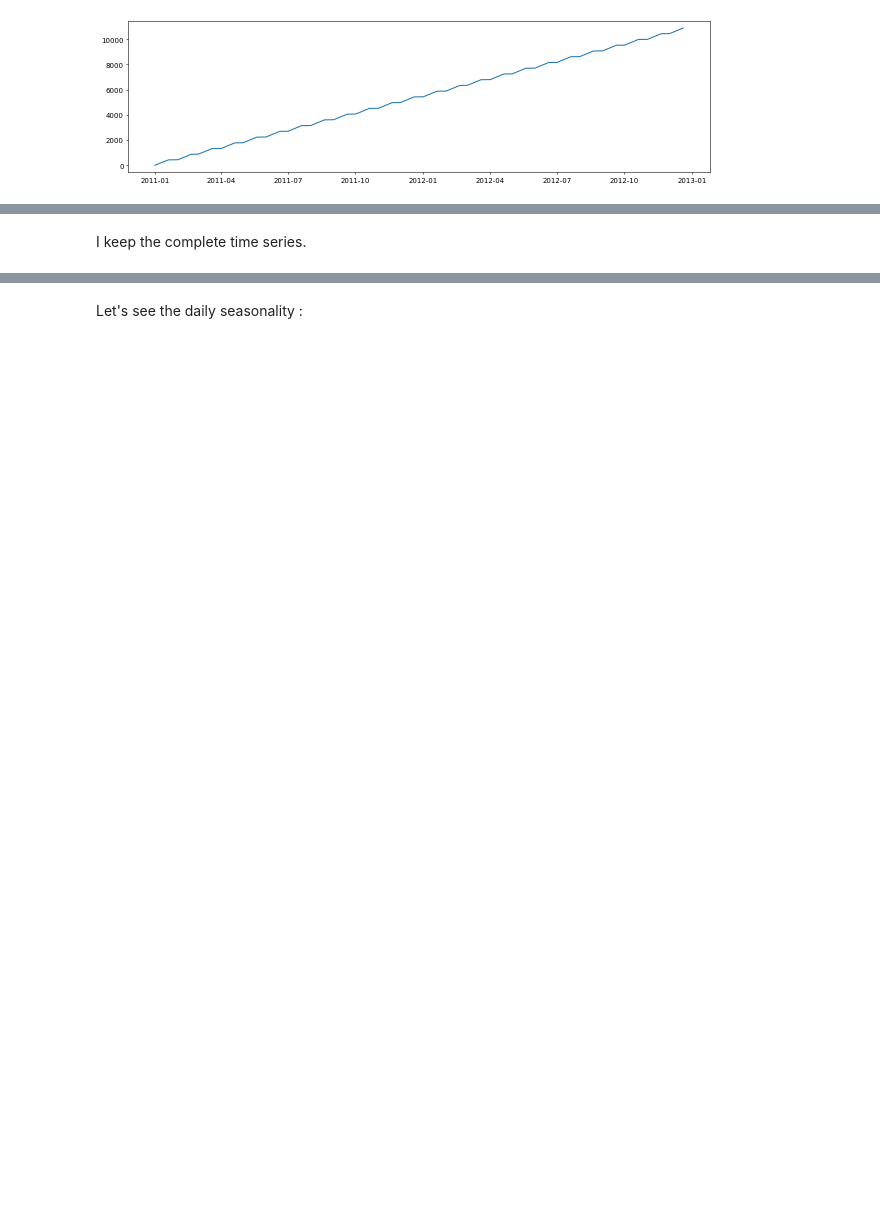
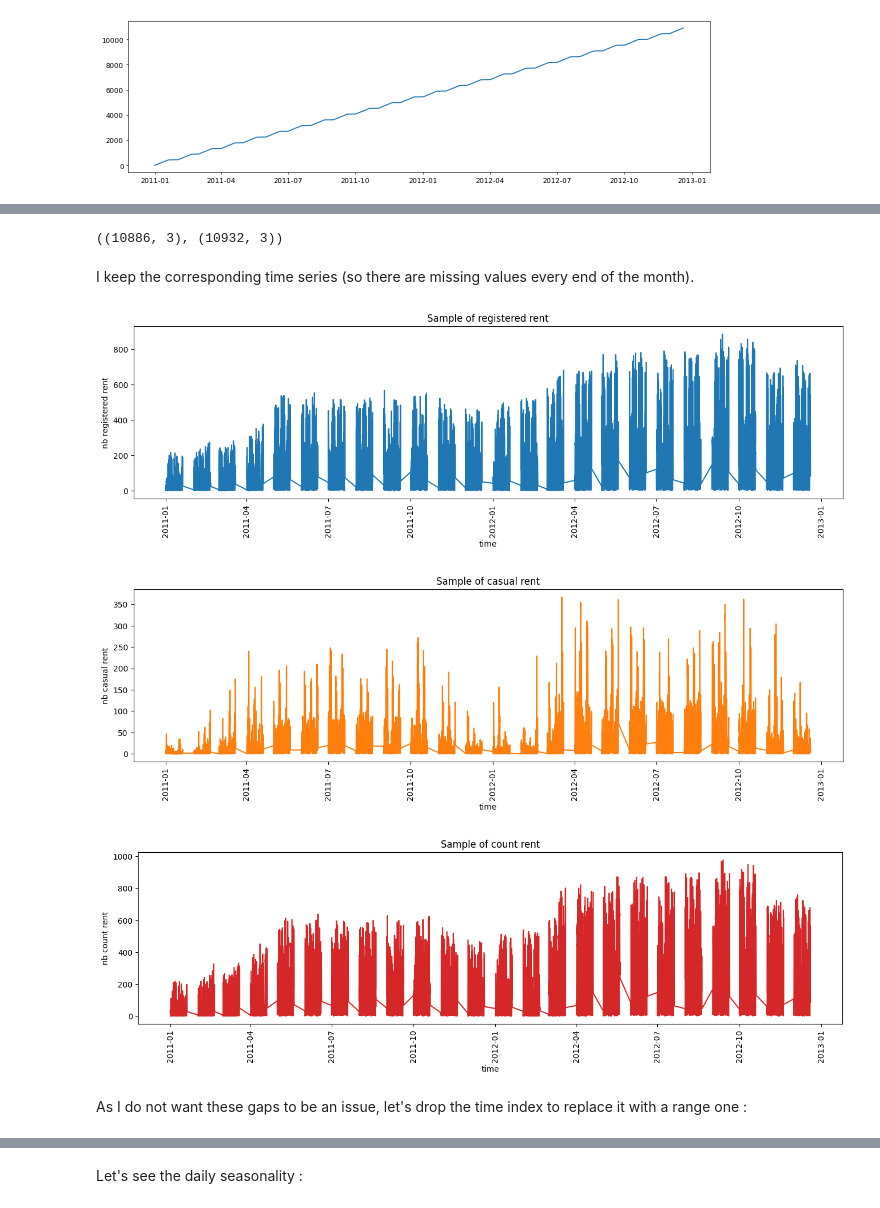
Before and after one commit to ClaireGayral/kaggle_bikes, a Jupyter notebook: bike_exploratory_analysis.ipynb, the cells around one changed output, grey strips where cells are left out. Cells and saved outputs as stored; diff of their text form; code cells hidden in the pictures; blank space fills up the shorter version.

```diff
--- a/bike_exploratory_analysis.ipynb
+++ b/bike_exploratory_analysis.ipynb
@@ -417,23 +341,54 @@ ts_count = ts_count.resample("H").interpolate()
+# %%
+df_ts_complete = df_ts.resample("H").asfreq()
+
+## get missing timestamps to extract whole missing day datatime
+tmp = df_ts_complete[df_ts_complete.registered.isna()].index
+tmp = pd.DataFrame(index=tmp)
+tmp.loc[:,'date'] = [d.date() for d in tmp.index]
+missing_day = pd.unique(tmp.date)[(tmp.date.value_counts() >10).sort_index()]
+missing_day_index = tmp[tmp.date.isin(missing_day)].index
+
+## drop missing days in df_ts_complete :
+df_ts_work = df_ts_complete.drop(missing_day_index)
+
+## interpolate ponctual missing hours
+df_ts_work = df_ts_work.interpolate()
+
+## Checkpoint : save the result :
+df_ts_work.to_csv(RES_PATH+"ts_dataframe_sampling.csv")
+df_ts.shape, df_ts_work.shape
+# %% [output]
+((10886, 3), (10932, 3))
+# %%
+ts_registered = df_ts_work.registered
+ts_casual = df_ts_work.casual
+ts_count = df_ts_work.loc[:,'count']
 # %% [markdown]
-I keep the complete time series.
+I keep the corresponding time series (so there are missing values every end of the month).
 # %%
-# # Draw ts plot
-# plt.figure(figsize=(16,5), dpi=100)
-# plt.plot(ts_registered.index, ts_registered.values, color='tab:blue')
-# plt.gca().set(title="Sample of registered rent", xlabel="time", ylabel="nb registered rent")
-# plt.xticks(rotation=90, fontsize=10)
-# plt.show()
+# Draw ts plot
+plt.figure(figsize=(16,4), dpi=100)
+plt.plot(ts_registered.index, ts_registered.values, color='tab:blue')
+plt.gca().set(title="Sample of registered rent", xlabel="time", ylabel="nb registered rent")
+plt.xticks(rotation=90, fontsize=10)
+plt.show()
 
-# # Draw ts plot
-# plt.figure(figsize=(16,5), dpi=100)
-# plt.plot(ts_casual.index, ts_casual.values, color='tab:orange')
-# plt.gca().set(title="Sample of casual rent", xlabel="time", ylabel="nb casual rent")
-# plt.xticks(rotation=90, fontsize=10)
-# plt.show()
+# Draw ts plot
+plt.figure(figsize=(16,4), dpi=100)
+plt.plot(ts_casual.index, ts_casual.values, color='tab:orange')
+plt.gca().set(title="Sample of casual rent", xlabel="time", ylabel="nb casual rent")
+plt.xticks(rotation=90, fontsize=10)
+plt.show()
 
-# # Draw ts plot
-# plt.figure(figsize=(16,5), dpi=100)
-# plt.plot(ts_count.index, ts_count.values, color='tab:red')
-# plt.gca().set(title="Sample of count rent", xlabel="time", ylabel="nb count rent")
-# plt.xticks(rotation=90, fontsize=10)
-# plt.show()
+# Draw ts plot
+plt.figure(figsize=(16,4), dpi=100)
+plt.plot(ts_count.index, ts_count.values, color='tab:red')
+plt.gca().set(title="Sample of count rent", xlabel="time", ylabel="nb count rent")
+plt.xticks(rotation=90, fontsize=10)
+plt.show()
+# %% [output]
+[figure, added]
+[figure, added]
+[figure, added]
+# %% [markdown]
+As I do not want these gaps to be an issue, let's drop the time index to replace it with a range one :
```
Also changed, not shown: parts of 56 cells of this notebook.
